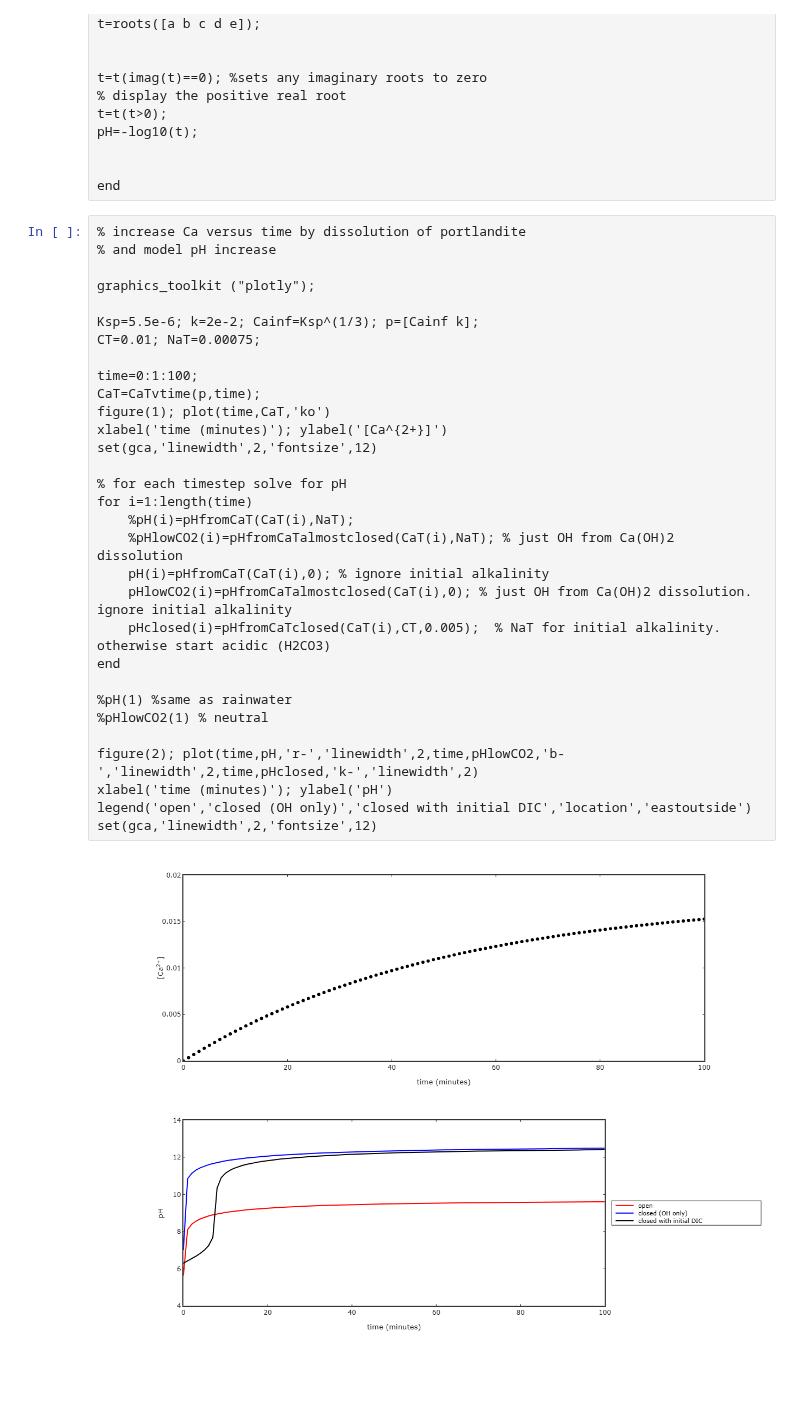
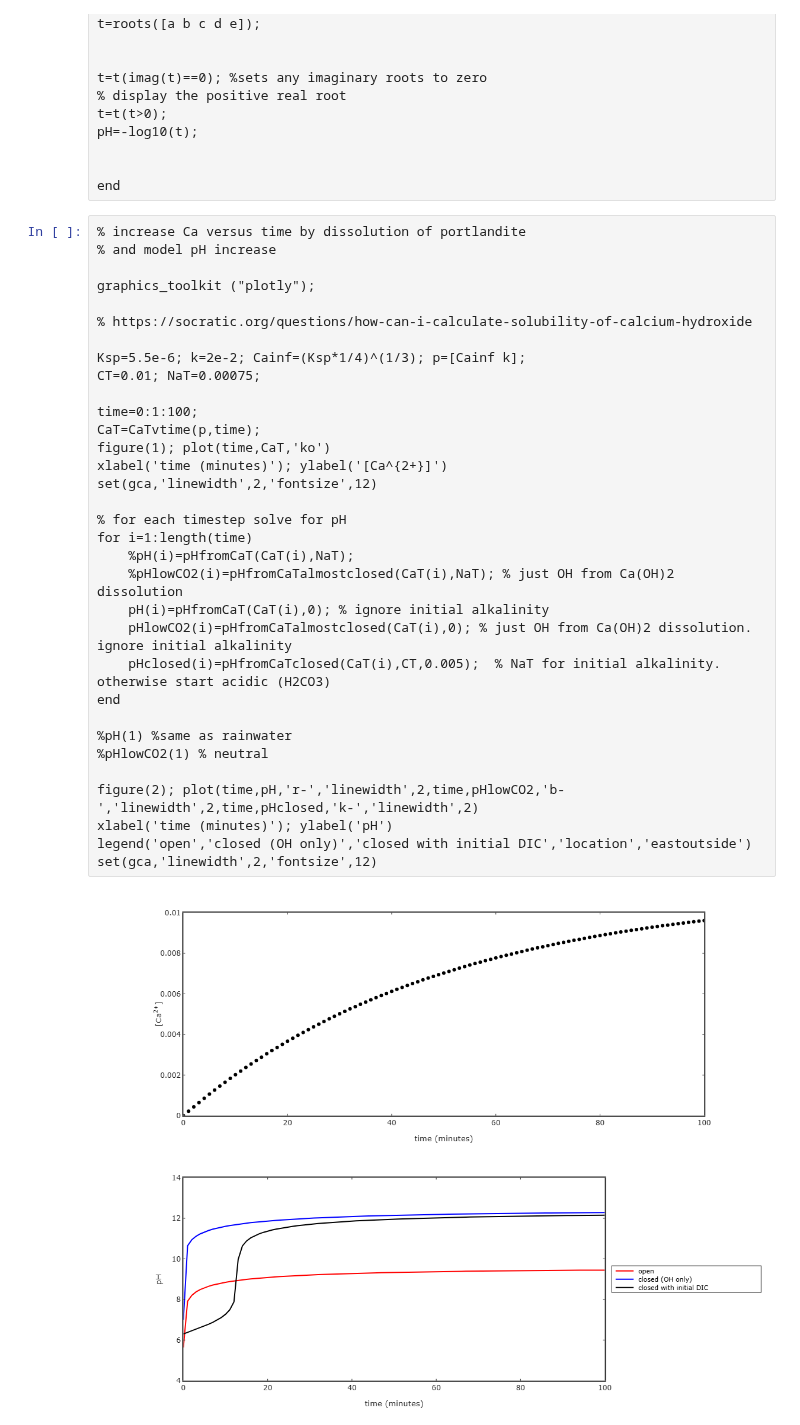
Before and after one commit to skotssd/GeochemEquilib, a Jupyter notebook: USERS/Scott/Port_to_calcite_C_capture/dissolveportlandite_calcpH.ipynb, the cells around one changed output. Drawn from its saved outputs; the diff is of its cells as text; blank space fills up the shorter version.

```diff
--- a/USERS/Scott/Port_to_calcite_C_capture/dissolveportlandite_calcpH.ipynb
+++ b/USERS/Scott/Port_to_calcite_C_capture/dissolveportlandite_calcpH.ipynb
@@ -80,33 +80,35 @@ end
 % increase Ca versus time by dissolution of portlandite
 % and model pH increase
 
 graphics_toolkit ("plotly");
 
-Ksp=5.5e-6; k=2e-2; Cainf=Ksp^(1/3); p=[Cainf k];
+% https://socratic.org/questions/how-can-i-calculate-solubility-of-calcium-hydroxide
+
+Ksp=5.5e-6; k=2e-2; Cainf=(Ksp*1/4)^(1/3); p=[Cainf k];
 CT=0.01; NaT=0.00075;
 
 time=0:1:100;
 CaT=CaTvtime(p,time);
 figure(1); plot(time,CaT,'ko')
 xlabel('time (minutes)'); ylabel('[Ca^{2+}]')
 set(gca,'linewidth',2,'fontsize',12)
 
 % for each timestep solve for pH
 for i=1:length(time)
     %pH(i)=pHfromCaT(CaT(i),NaT);
     %pHlowCO2(i)=pHfromCaTalmostclosed(CaT(i),NaT); % just OH from Ca(OH)2 dissolution
     pH(i)=pHfromCaT(CaT(i),0); % ignore initial alkalinity
     pHlowCO2(i)=pHfromCaTalmostclosed(CaT(i),0); % just OH from Ca(OH)2 dissolution. ignore initial alkalinity
     pHclosed(i)=pHfromCaTclosed(CaT(i),CT,0.005);  % NaT for initial alkalinity. otherwise start acidic (H2CO3)
 end
 
 %pH(1) %same as rainwater
 %pHlowCO2(1) % neutral
 
 figure(2); plot(time,pH,'r-','linewidth',2,time,pHlowCO2,'b-','linewidth',2,time,pHclosed,'k-','linewidth',2)
 xlabel('time (minutes)'); ylabel('pH')
 legend('open','closed (OH only)','closed with initial DIC','location','eastoutside')
 set(gca,'linewidth',2,'fontsize',12)
 # %% [output]
-[figure, old version]
+[figure, new version]
-[figure, old version]
+[figure, new version]
```
